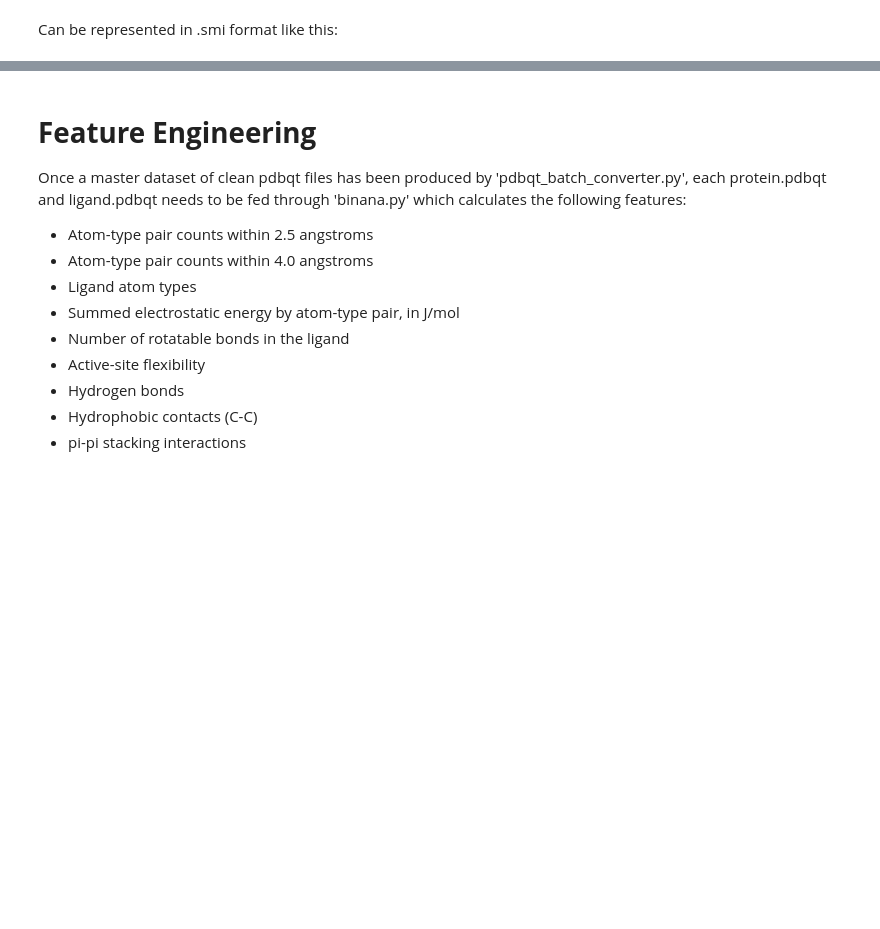
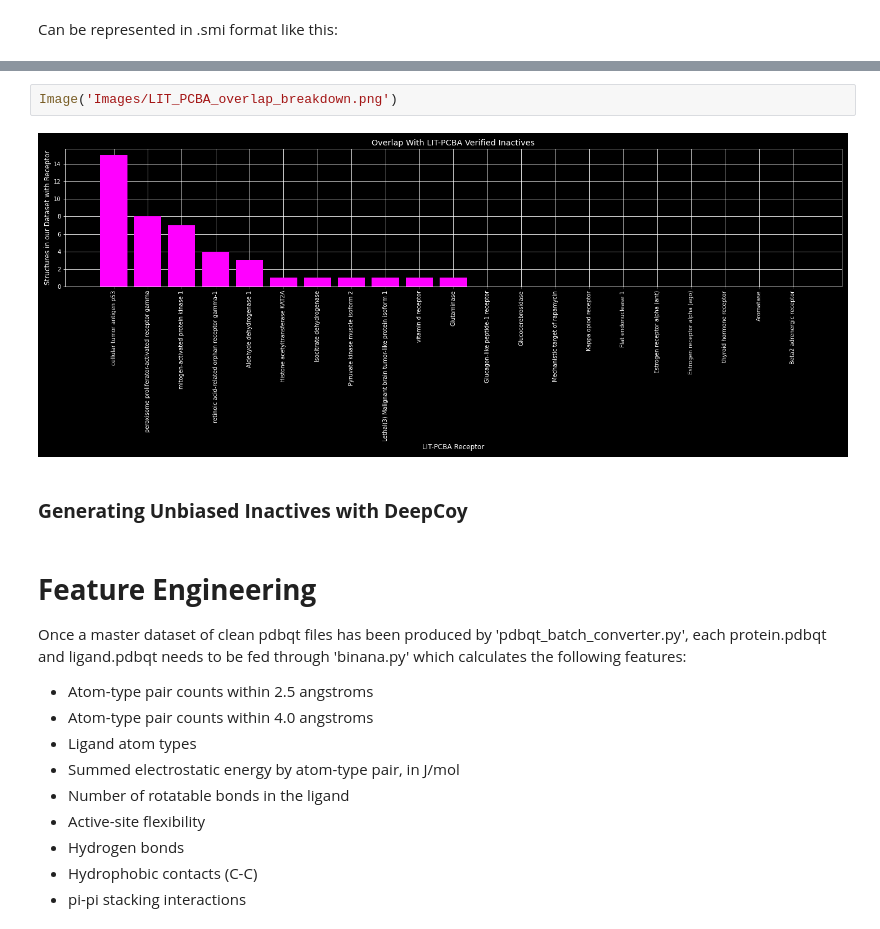
Before and after one commit to miles-mcgibbon/XGBScore, a Jupyter notebook: labbook/Labbook.ipynb, the cells around one changed output, grey strips where cells are left out. Saved outputs shown, nothing was run; the diff lists cells and outputs as text; blank space fills up the shorter version.

```diff
--- a/labbook/Labbook.ipynb
+++ b/labbook/Labbook.ipynb
@@ -494,3 +543,9 @@ c1cc(cc2c1C(=CC(=O)O2)C)N(CC)CC
+# %%
+Image('Images/LIT_PCBA_overlap_breakdown.png')
+# %% [output]
+[figure, added]
+# %% [markdown]
+### **Generating Unbiased Inactives with DeepCoy**
 # %% [markdown]
 <a id='feature_engineering'></a>
 # **Feature Engineering**
```
Also changed, not shown: parts of 21 cells of this notebook, 7 other files.
